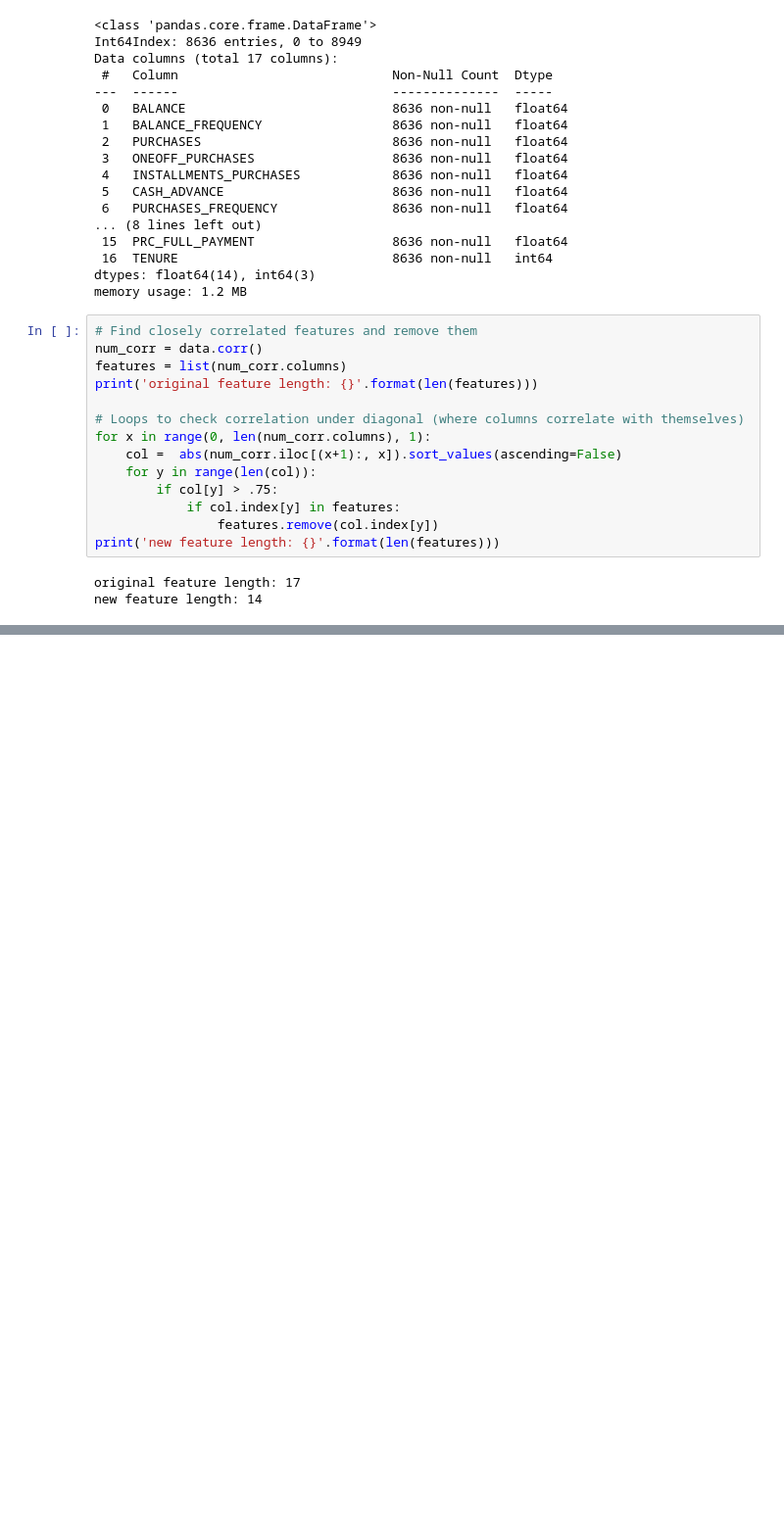
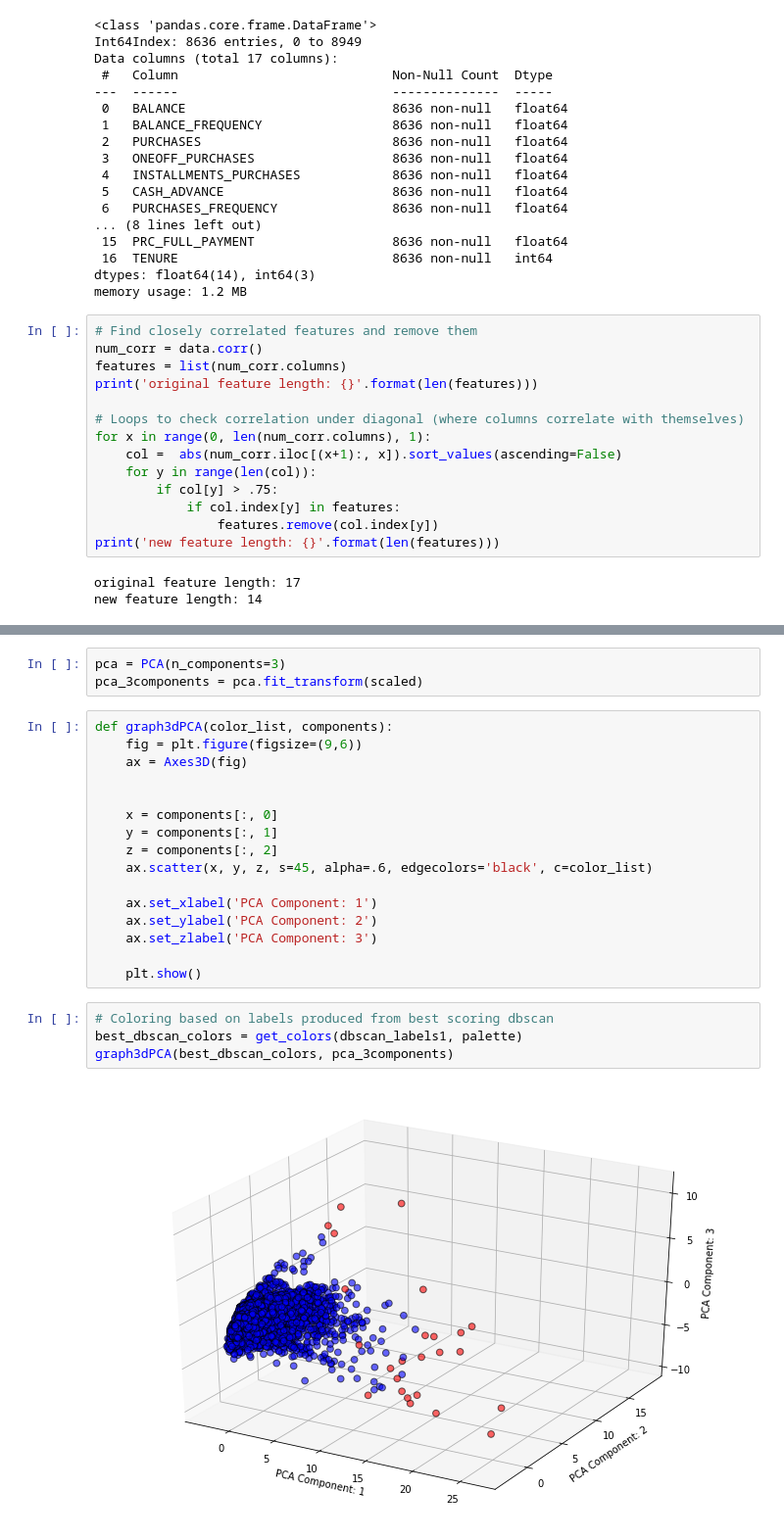
Before and after one commit to RPerron91/capstone3, a Jupyter notebook: capstone3.ipynb, the cells around one changed output, grey strips where cells are left out. Shown at 98% size. Drawn from its saved outputs; the diff is of its cells as text; blank space fills up the shorter version.

```diff
--- a/capstone3.ipynb
+++ b/capstone3.ipynb
@@ -205,0 +178,25 @@ def best_gmm_cluster(scaled, clusters):
+# %%
+pca = PCA(n_components=3)
+pca_3components = pca.fit_transform(scaled)
+# %%
+def graph3dPCA(color_list, components):
+    fig = plt.figure(figsize=(9,6))
+    ax = Axes3D(fig)
+
+
+    x = components[:, 0]
+    y = components[:, 1]
+    z = components[:, 2]
+    ax.scatter(x, y, z, s=45, alpha=.6, edgecolors='black', c=color_list)
+
+    ax.set_xlabel('PCA Component: 1')
+    ax.set_ylabel('PCA Component: 2')
+    ax.set_zlabel('PCA Component: 3')
+
+    plt.show()
+# %%
+# Coloring based on labels produced from best scoring dbscan
+best_dbscan_colors = get_colors(dbscan_labels1, palette)
+graph3dPCA(best_dbscan_colors, pca_3components)
+# %% [output]
+[figure, added]
```
Also changed, not shown: parts of 54 cells of this notebook.
